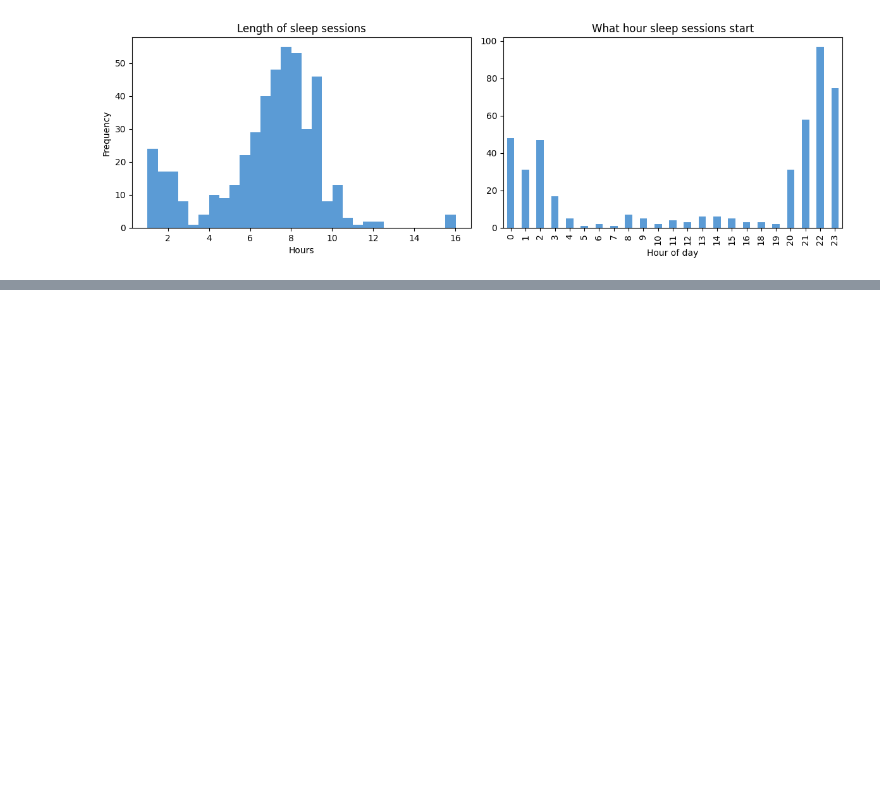
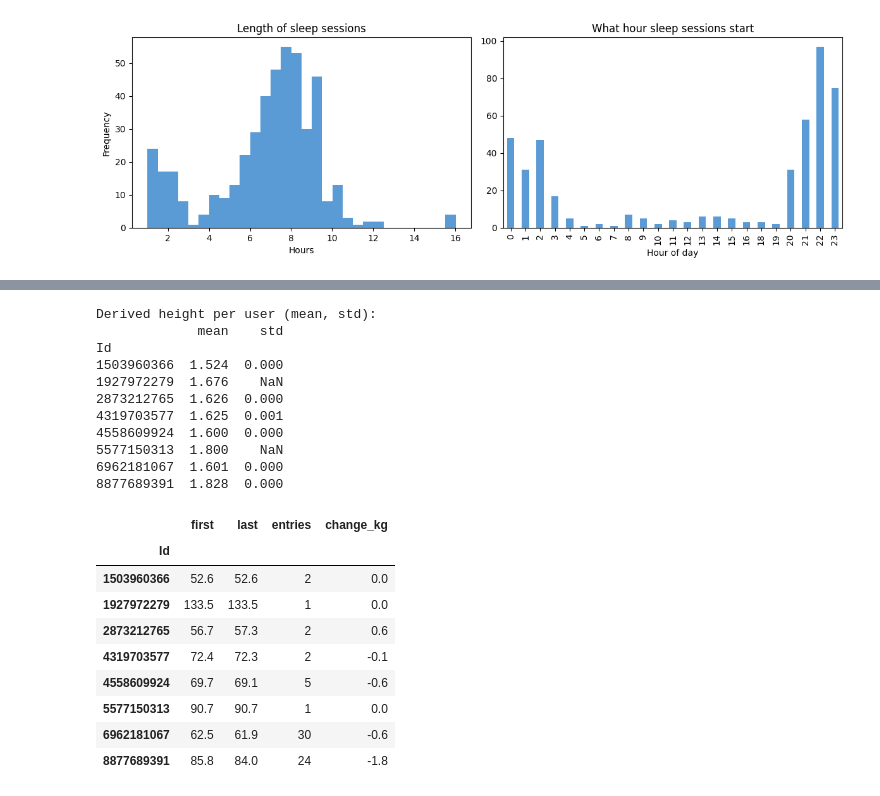
Before and after one commit to Maryam2125/DATA2007-Fitbit-Dashboard-Group, a Jupyter notebook: exploration/exploration_zoe.ipynb, the cells around one changed output, grey strips where cells are left out. Saved outputs shown, nothing was run; the diff lists cells and outputs as text; code cells hidden in the pictures; blank space fills up the shorter version.

Commit message:
Explore weightLogInfo: coverage, redundant columns, derived height, findings, adding findings for minutesleep as well

```diff
--- a/exploration/exploration_zoe.ipynb
+++ b/exploration/exploration_zoe.ipynb
@@ -165,0 +191,11 @@ plt.show()
+# %%
+weight["Date"] = pd.to_datetime(weight["Date"], format="%m/%d/%Y %I:%M:%S %p")
+
+print("Entries per user:")
+print(weight.groupby("Id").size().sort_values(ascending=False))
+
+print("\nSummary:")
+print(weight[["WeightKg", "BMI", "Fat"]].describe().round(1))
+
+print("\nManual vs automatic entries:")
+print(weight["IsManualReport"].value_counts())
@@ -165,0 +220,8 @@ plt.show()
+# %%
+# Is WeightPounds just WeightKg converted? (1 kg = 2.20462 lb)
+diff = (weight["WeightKg"] * 2.20462 - weight["WeightPounds"]).abs().max()
+print("Biggest difference between kg-converted and pounds:", diff)
+
+# LogId looks like a big number. Try reading it as a timestamp in milliseconds.
+weight["LogId_as_date"] = pd.to_datetime(weight["LogId"], unit="ms")
+display(weight[["Date", "LogId_as_date"]].head())
@@ -165,0 +236,32 @@ plt.show()
+# %%
+# BMI = weight / height², so height = √(weight / BMI)
+weight["height_m"] = np.sqrt(weight["WeightKg"] / weight["BMI"])
+print("Derived height per user (mean, std):")
+print(weight.groupby("Id")["height_m"].agg(["mean", "std"]).round(3))
+
+# Weight change from first to last entry
+change = weight.sort_values("Date").groupby("Id")["WeightKg"].agg(first="first", last="last", entries="size")
+change["change_kg"] = change["last"] - change["first"]
+display(change.round(1))
+# %% [output]
+Derived height per user (mean, std):
+             mean    std
+Id
+1503960366  1.524  0.000
+1927972279  1.676    NaN
+2873212765  1.626  0.000
+4319703577  1.625  0.001
+4558609924  1.600  0.000
+5577150313  1.800    NaN
+6962181067  1.601  0.000
+8877689391  1.828  0.000
+|  | first | last | entries | change_kg |
+| Id |  |  |  |  |
+| 1503960366 | 52.6 | 52.6 | 2 | 0.0 |
+| 1927972279 | 133.5 | 133.5 | 1 | 0.0 |
+| 2873212765 | 56.7 | 57.3 | 2 | 0.6 |
+| 4319703577 | 72.4 | 72.3 | 2 | -0.1 |
+| 4558609924 | 69.7 | 69.1 | 5 | -0.6 |
+| 5577150313 | 90.7 | 90.7 | 1 | 0.0 |
+| 6962181067 | 62.5 | 61.9 | 30 | -0.6 |
+| 8877689391 | 85.8 | 84.0 | 24 | -1.8 |
```
Also changed, not shown: parts of 4 cells of this notebook.
